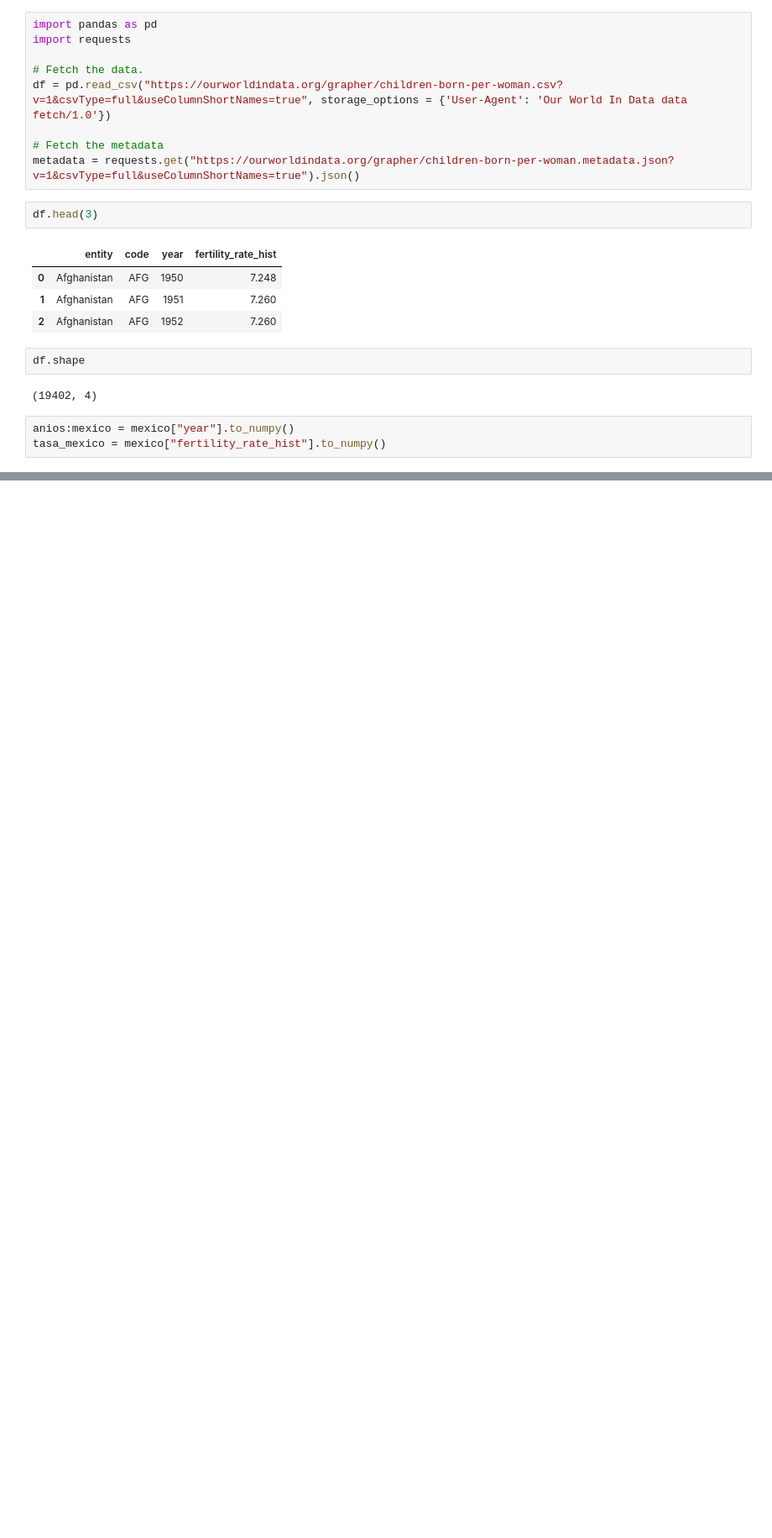
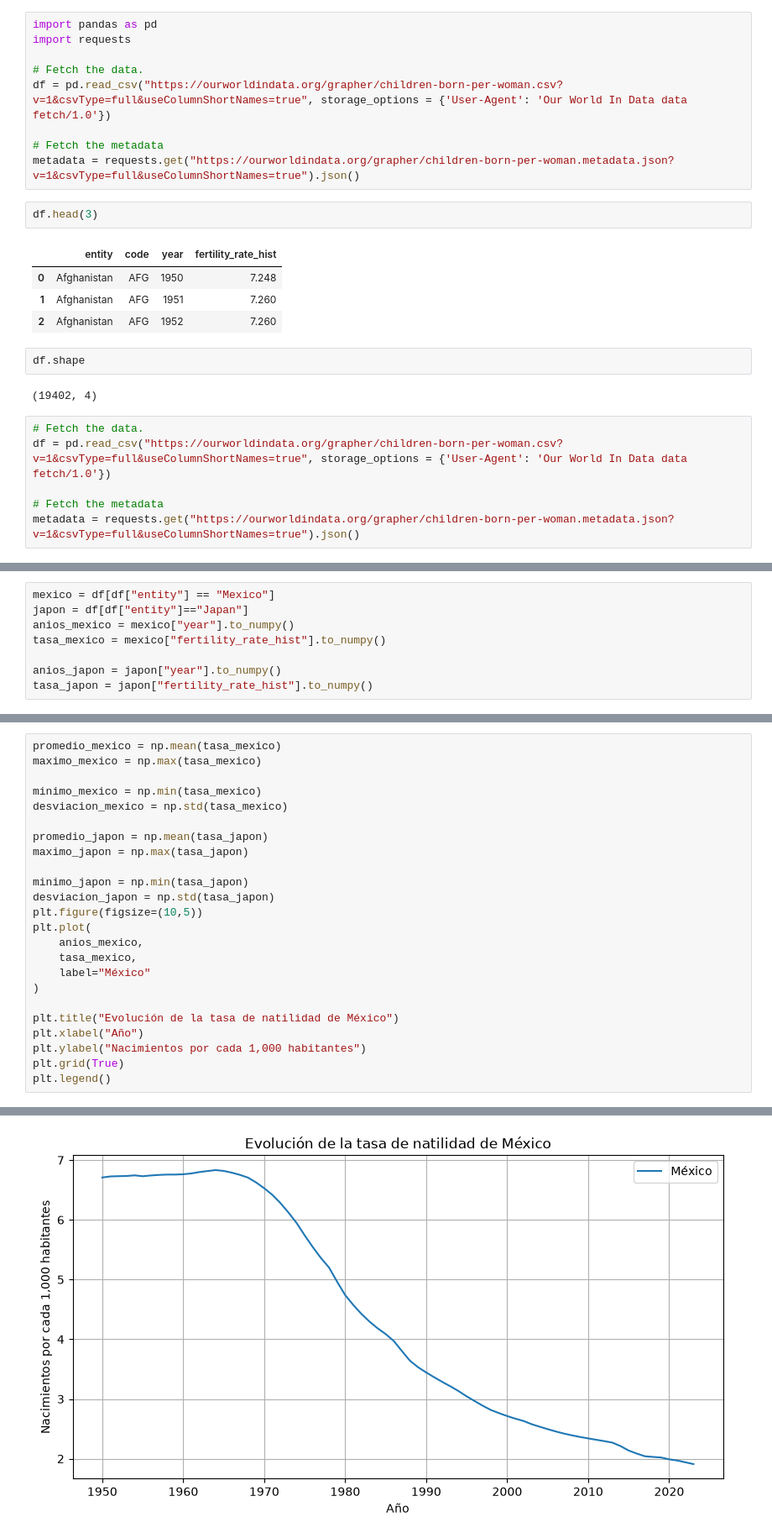
Before and after one commit to GerardoRuiz1945/BigData, a Jupyter notebook: notebooks/03_fertility_rate.ipynb, the cells around one changed output, grey strips where cells are left out. Shown at 84% size. Cells and saved outputs as stored; diff of their text form; blank space fills up the shorter version.

```diff
--- a/notebooks/03_fertility_rate.ipynb
+++ b/notebooks/03_fertility_rate.ipynb
@@ -44,5 +44,8 @@ df.shape
 # %% [output]
 (19402, 4)
 # %%
-anios:mexico = mexico["year"].to_numpy()
-tasa_mexico = mexico["fertility_rate_hist"].to_numpy()
+# Fetch the data.
+df = pd.read_csv("https://ourworldindata.org/grapher/children-born-per-woman.csv?v=1&csvType=full&useColumnShortNames=true", storage_options = {'User-Agent': 'Our World In Data data fetch/1.0'})
+
+# Fetch the metadata
+metadata = requests.get("https://ourworldindata.org/grapher/children-born-per-woman.metadata.json?v=1&csvType=full&useColumnShortNames=true").json()
@@ -48,0 +59,8 @@ tasa_mexico = mexico["fertility_rate_hist"].to_numpy()
+# %%
+mexico = df[df["entity"] == "Mexico"]
+japon = df[df["entity"]=="Japan"]
+anios_mexico = mexico["year"].to_numpy()
+tasa_mexico = mexico["fertility_rate_hist"].to_numpy()
+
+anios_japon = japon["year"].to_numpy()
+tasa_japon = japon["fertility_rate_hist"].to_numpy()
@@ -48,0 +87,25 @@ tasa_mexico = mexico["fertility_rate_hist"].to_numpy()
+# %%
+promedio_mexico = np.mean(tasa_mexico)
+maximo_mexico = np.max(tasa_mexico)
+
+minimo_mexico = np.min(tasa_mexico)
+desviacion_mexico = np.std(tasa_mexico)
+
+promedio_japon = np.mean(tasa_japon)
+maximo_japon = np.max(tasa_japon)
+
+minimo_japon = np.min(tasa_japon)
+desviacion_japon = np.std(tasa_japon)
+plt.figure(figsize=(10,5))
+plt.plot(
+    anios_mexico,
+    tasa_mexico,
+    label="México"
+)
+
+plt.title("Evolución de la tasa de natilidad de México")
+plt.xlabel("Año")
+plt.ylabel("Nacimientos por cada 1,000 habitantes")
+plt.grid(True)
+plt.legend()
+# %% [output]
@@ -48,0 +113 @@ tasa_mexico = mexico["fertility_rate_hist"].to_numpy()
+[figure, added]
```
Also changed, not shown: parts of 16 cells of this notebook, 3 other files.
